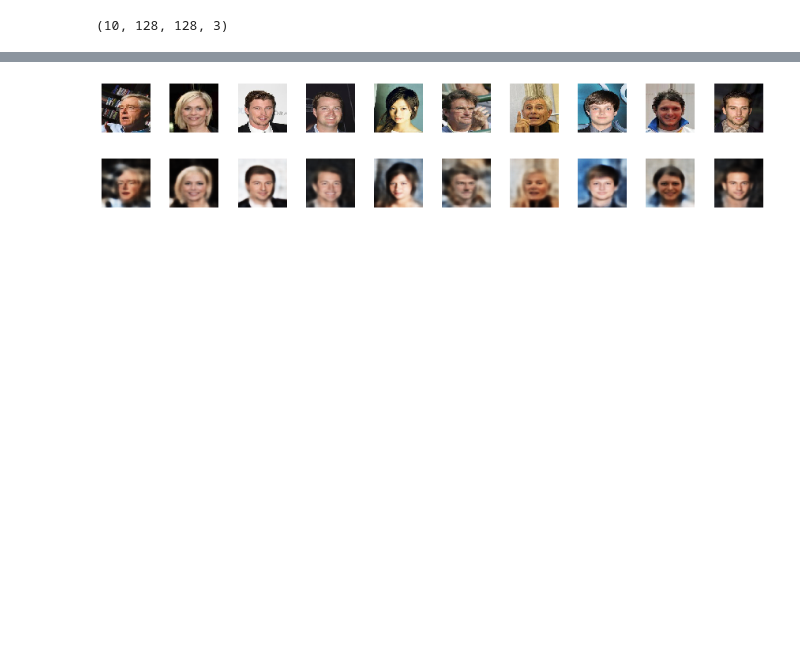
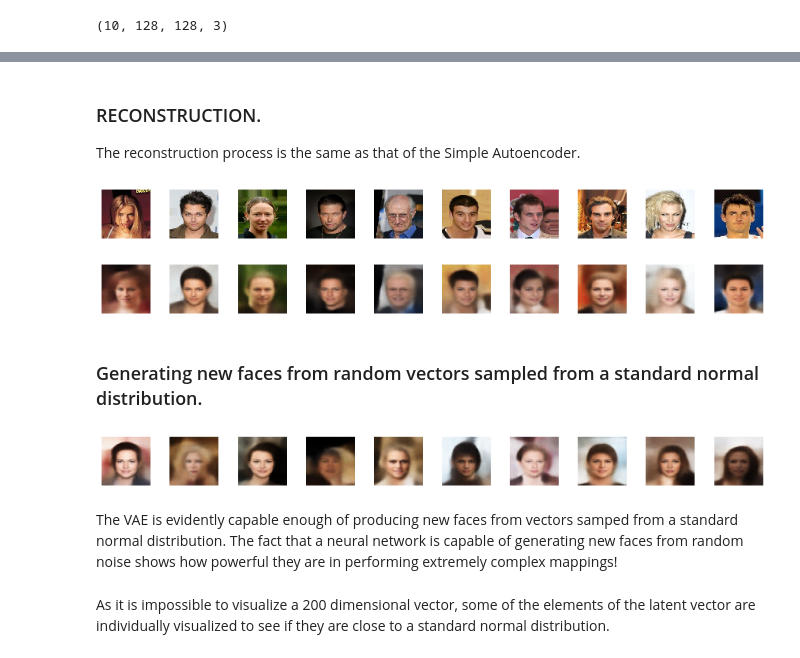
Before and after one commit to dhanushkamath/VariationalAutoencoder, a Jupyter notebook: Variational_Autoencoder.ipynb, the cells around one changed output, grey strips where cells are left out. Drawn from its saved outputs; the diff is of its cells as text; code cells hidden in the pictures; blank space fills up the shorter version.

```diff
--- a/Variational_Autoencoder.ipynb
+++ b/Variational_Autoencoder.ipynb
@@ -339,0 +685,6 @@ import matplotlib.pyplot as plt
+# %%
+vae_model.fit_generator(data_flow,
+                        shuffle=True,
+                        epochs = N_EPOCHS,
+                        initial_epoch = 0,
+                        steps_per_epoch=NUM_IMAGES / BATCH_SIZE)
@@ -340,22 +713,38 @@ import matplotlib.pyplot as plt
+# %% [markdown]
+### RECONSTRUCTION.
+The reconstruction process is the same as that of the Simple Autoencoder.
+# %%
+example_batch = next(data_flow)
+example_batch = example_batch[0]
+example_images = example_batch[:10]
 # %%
-n_to_show = 10
+def plot_compare_vae(images=None):
 
+  if images is None:
+    example_batch = next(data_flow)
+    example_batch = example_batch[0]
+    images = example_batch[:10]
 
-reconst_images = simple_autoencoder.predict(example_images[:10])
+  n_to_show = images.shape[0]
+  reconst_images = vae_model.predict(images)
 
-fig = plt.figure(figsize=(15, 3))
-fig.subplots_adjust(hspace=0.4, wspace=0.4)
+  fig = plt.figure(figsize=(15, 3))
+  fig.subplots_adjust(hspace=0.4, wspace=0.4)
 
-for i in range(n_to_show):
-    img = example_images[i].squeeze()
-    sub = fig.add_subplot(2, n_to_show, i+1)
-    sub.axis('off')
-    sub.imshow(img)
+  for i in range(n_to_show):
+      img = images[i].squeeze()
+      sub = fig.add_subplot(2, n_to_show, i+1)
+      sub.axis('off')
+      sub.imshow(img)
 
-for i in range(n_to_show):
-    img = reconst_images[i].squeeze()
-    sub = fig.add_subplot(2, n_to_show, i+n_to_show+1)
-    sub.axis('off')
-    sub.imshow(img)
+  for i in range(n_to_show):
+      img = reconst_images[i].squeeze()
+      sub = fig.add_subplot(2, n_to_show, i+n_to_show+1)
+      sub.axis('off')
+      sub.imshow(img)
-# %% [output]
-[figure, removed]
+# %%
+plot_compare_vae(images = example_images)
+# %% [output]
+[figure, added]
+# %% [markdown]
+### Generating new faces from random vectors sampled from a standard normal distribution.
@@ -361,0 +763,8 @@ for i in range(n_to_show):
+# %%
+vae_generate_images(n_to_show=10)
+# %% [output]
+[figure, added]
+# %% [markdown]
+The VAE is evidently capable enough of producing new faces from vectors samped from a standard normal distribution. The fact that a neural network is capable of generating new faces from random noise shows how powerful they are in performing extremely complex mappings!
+# %% [markdown]
+As it is impossible to visualize a 200 dimensional vector, some of the elements of the latent vector are individually visualized to see if they are close to a standard normal distribution.
```
Also changed, not shown: parts of 56 cells of this notebook.
